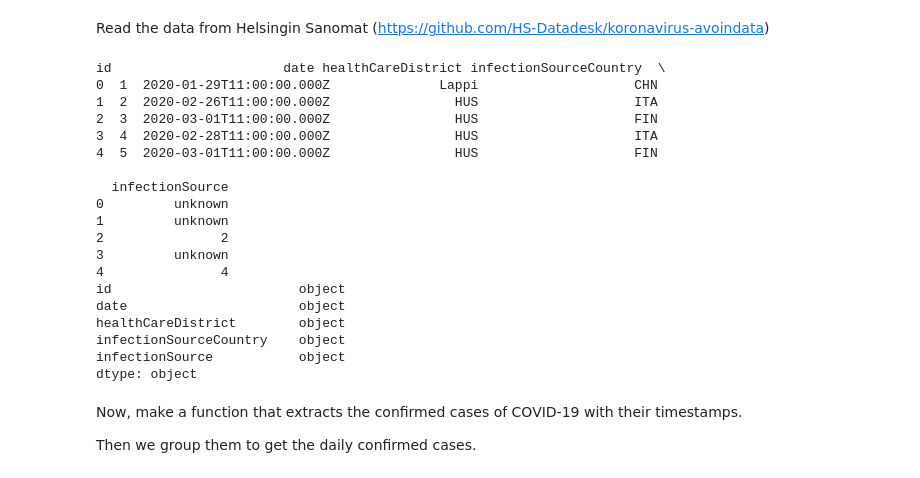
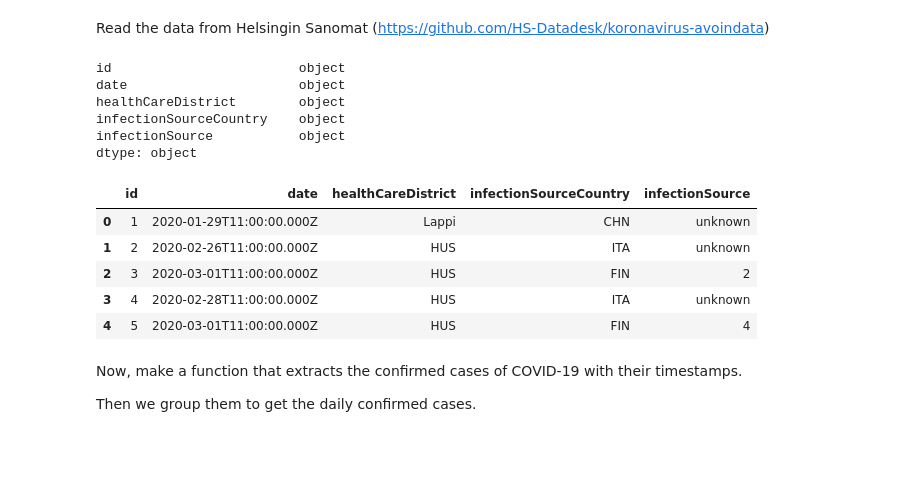
Before and after one commit to johmakinen/COVID-19, a Jupyter notebook: visuals.py.ipynb, the cells around one changed output. Saved outputs shown, nothing was run; the diff lists cells and outputs as text; code cells hidden in the pictures; blank space fills up the shorter version.

```diff
--- a/visuals.py.ipynb
+++ b/visuals.py.ipynb
@@ -14,33 +14,26 @@ Read the data from  Helsingin Sanomat (https://github.com/HS-Datadesk/koronaviru
 # %%
 
 # data = requests.get("https://w3qa5ydb4l.execute-api.eu-west-1.amazonaws.com/prod/finnishCoronaData")
 # data_json = data.json()
 data_json = dmc.get_data_from_HS()
 #Take only the data for confirmed cases:
 df = pd.DataFrame.from_dict(data_json["confirmed"])
 
-print(df.head(5))
 print(df.dtypes)
+df.head(5)
 # %% [output]
-id                      date healthCareDistrict infectionSourceCountry  \
-0  1  2020-01-29T11:00:00.000Z              Lappi                    CHN
-1  2  2020-02-26T11:00:00.000Z                HUS                    ITA
-2  3  2020-03-01T11:00:00.000Z                HUS                    FIN
-3  4  2020-02-28T11:00:00.000Z                HUS                    ITA
-4  5  2020-03-01T11:00:00.000Z                HUS                    FIN
-
-  infectionSource
-0         unknown
-1         unknown
-2               2
-3         unknown
-4               4
 id                        object
 date                      object
 healthCareDistrict        object
 infectionSourceCountry    object
 infectionSource           object
 dtype: object
+|  | id | date | healthCareDistrict | infectionSourceCountry | infectionSource |
+| 0 | 1 | 2020-01-29T11:00:00.000Z | Lappi | CHN | unknown |
+| 1 | 2 | 2020-02-26T11:00:00.000Z | HUS | ITA | unknown |
+| 2 | 3 | 2020-03-01T11:00:00.000Z | HUS | FIN | 2 |
+| 3 | 4 | 2020-02-28T11:00:00.000Z | HUS | ITA | unknown |
+| 4 | 5 | 2020-03-01T11:00:00.000Z | HUS | FIN | 4 |
 # %% [markdown]
 Now, make a function that extracts the confirmed cases of COVID-19 with their timestamps.
 
```
Also changed, not shown: parts of 8 cells of this notebook.
